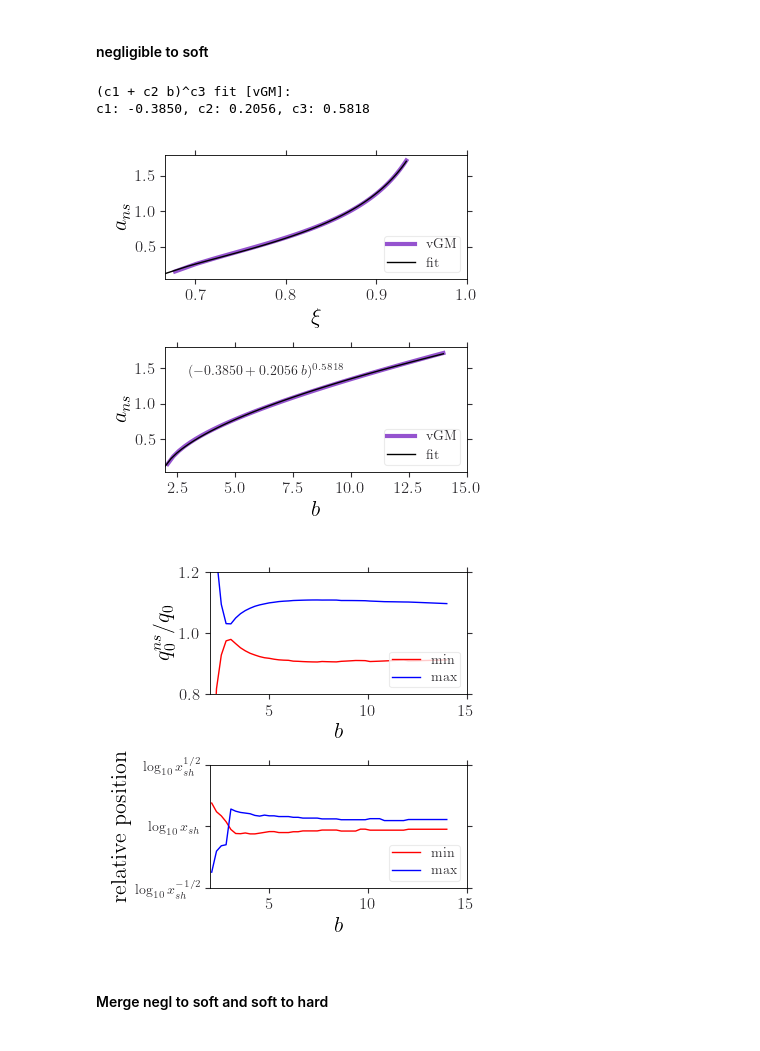
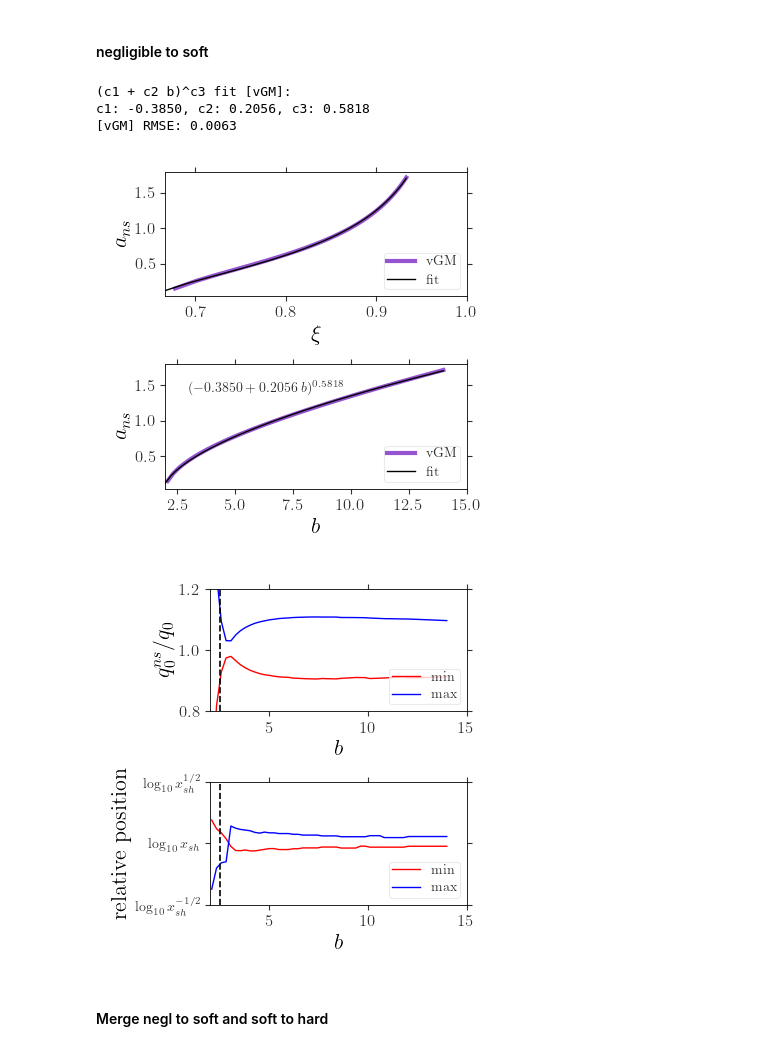
Before and after one commit to jpaccolat/seepage, a Jupyter notebook: exp2.ipynb, the cells around one changed output. Saved outputs shown, nothing was run; the diff lists cells and outputs as text; code cells hidden in the pictures.

```diff
--- a/exp2.ipynb
+++ b/exp2.ipynb
@@ -157,6 +170,11 @@ x = np.linspace(2, 14)
 y = fit(x, *p_vGM)
 axs[0].plot(x / (1 + x), y, ls='-', c='k', lw=1, zorder=2, label='fit')
 axs[1].plot(x, y, ls='-', c='k', lw=1, zorder=2, label='fit')
+
+# relative errors
+rmse = np.sqrt(((fit(df_vGM['b'], *p_vGM) - df_vGM['a_ns'])**2).mean())
+print(f'[vGM] RMSE: {rmse:.4f}')
+
 
 # ax layout
 for ax in axs:
@@ -186,6 +204,7 @@ plt.tight_layout()
 # %% [output]
 (c1 + c2 b)^c3 fit [vGM]:
 c1: -0.3850, c2: 0.2056, c3: 0.5818
+[vGM] RMSE: 0.0063
 [figure]
 # %%
 fig, axs = plt.subplots(2, 1, figsize=(4, 4))
@@ -200,35 +219,39 @@ axs[1].plot(df_vGM['b'], df_vGM['pos. min'], ls='-', lw=1, c='r',
             zorder=0, label='min')
 axs[1].plot(df_vGM['b'], df_vGM['pos. max'], ls='-', lw=1, c='b',
             zorder=0, label='max')
+
+n_min = 1.2
+axs[0].axvline((5 * n_min - 1) / 2, ls='--', c='k')
+axs[1].axvline((5 * n_min - 1) / 2, ls='--', c='k')
 
 # ax layout
 for ax in axs:
     ax.spines["top"].set_visible(True)
     ax.spines["right"].set_visible(True)
     ax.tick_params(top=True, right=True)
     ax.set(xscale='linear', yscale='linear')
     ax.set_xlim(xmin=2, xmax=15)
 
 axs[0].set_ylim(ymin=0.8, ymax=1.2)
 axs[0].set_xlabel('$b$', fontsize=16)
 axs[0].set_ylabel('$q_0^{ns} / q_0$', fontsize=16)
 
 axs[1].set_xlim(xmin=2, xmax=15)
 axs[1].set_ylim(ymin=0, ymax=1)
 axs[1].set_yticks([0, 0.5, 1], fontsize=10,
                   labels=['$\\log_{10} x_{sh}^{-1/2}$',
                           '$\\log_{10} x_{sh}$',
                           '$\\log_{10} x_{sh}^{1/2}$'])
 axs[1].set_xlabel('$b$', fontsize=16)
 axs[1].set_ylabel('relative position', fontsize=16)
 
 axs[0].legend(loc='lower right', fontsize=10)
 axs[1].legend(loc='lower right', fontsize=10)
 
 plt.tight_layout()
 #plt.savefig(output_path / f'a_ns_residuals.pdf')
 # %% [output]
-[figure, old version]
+[figure, new version]
 # %% [markdown]
 #### Merge negl to soft and soft to hard
 # %%
```
Also changed, not shown: parts of 3 cells of this notebook, 4 other files.
